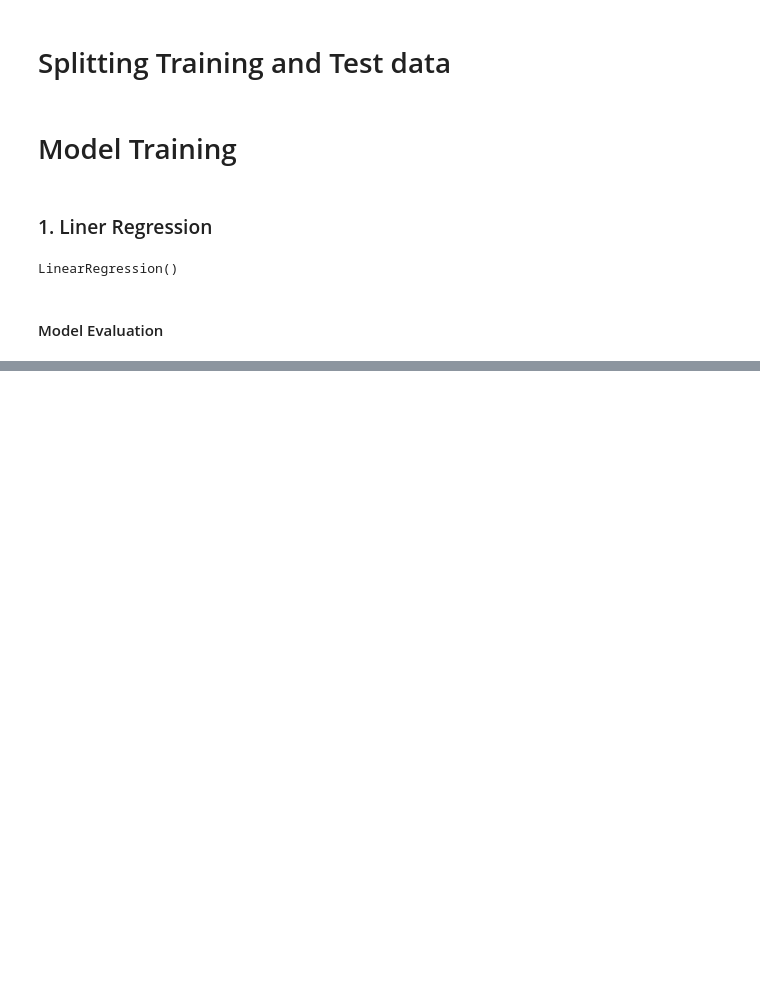
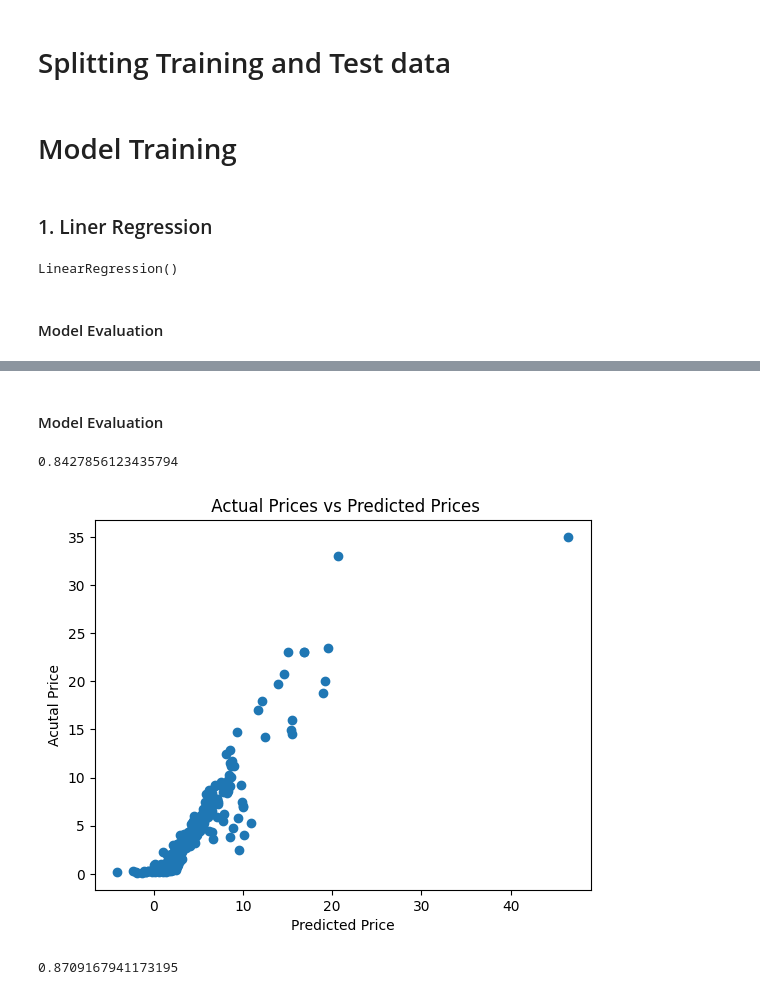
Before and after one commit to Abbasam8910/Machine-Learning-Projects, a Jupyter notebook: Machine Learning Project 8/Car Price Prediction.ipynb, the cells around one changed output, grey strips where cells are left out. Drawn from its saved outputs; the diff is of its cells as text; code cells hidden in the pictures; blank space fills up the shorter version.

```diff
--- a/Machine Learning Project 8/Car Price Prediction.ipynb
+++ b/Machine Learning Project 8/Car Price Prediction.ipynb
@@ -213,0 +216,2 @@ plt.show()
+# %%
+lasso_model = Lasso()
@@ -213,0 +222,34 @@ plt.show()
+# %% [markdown]
+#### Model Evaluation
+# %%
+# Prediction on train data
+
+train_data_prediciton = lasso_model.predict(X_train)
+
+# R Squar error
+
+error_score = r2_score(Y_train, train_data_prediciton)
+print(error_score)
+# %% [output]
+0.8427856123435794
+# %%
+# Visualization on actual vs predicted price
+
+plt.scatter(train_data_prediciton, Y_train)
+plt.xlabel("Predicted Price")
+plt.ylabel("Acutal Price")
+plt.title(" Actual Prices vs Predicted Prices")
+plt.show()
+# %% [output]
+[figure, added]
+# %%
+# Prediction on test data
+
+test_data_prediction = lasso_model.predict(X_test)
+
+# R square error
+
+error_score = r2_score(Y_test, test_data_prediction)
+print(error_score)
+# %% [output]
+0.8709167941173195
```
Also changed, not shown: parts of 9 cells of this notebook.
